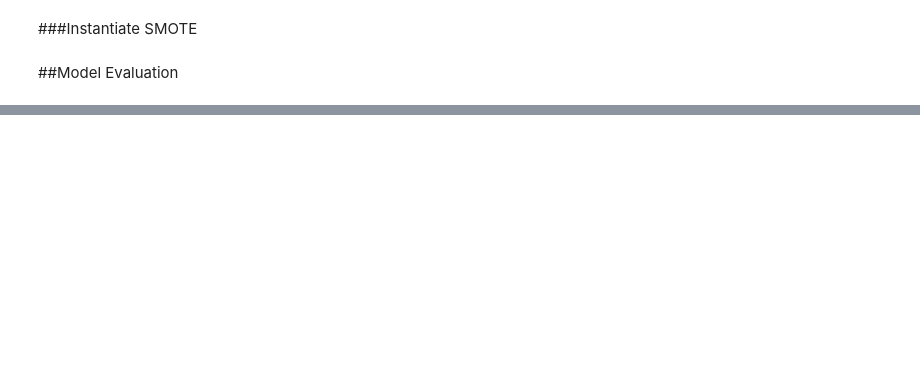
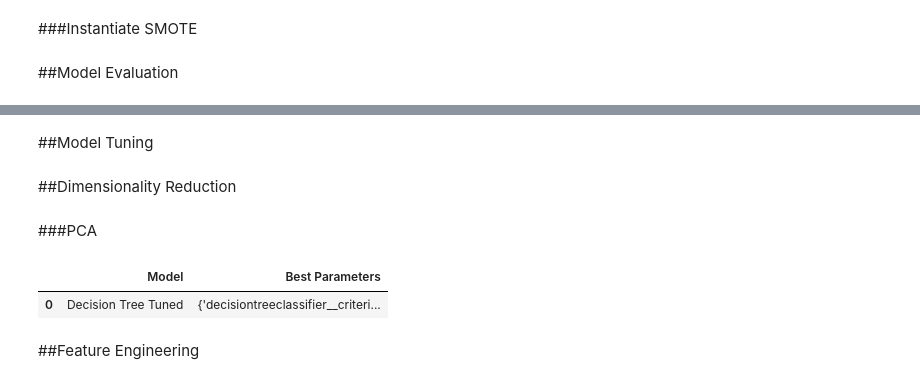
Before and after one commit to coding-dojo-data-science/Project-2-exemplar, a Jupyter notebook: Stroke_Prediction_Project.ipynb, the cells around one changed output, grey strips where cells are left out. Saved outputs shown, nothing was run; the diff lists cells and outputs as text; code cells hidden in the pictures; blank space fills up the shorter version.

```diff
--- a/Stroke_Prediction_Project.ipynb
+++ b/Stroke_Prediction_Project.ipynb
@@ -617,0 +621,54 @@ baseline_model_scores
+# %% [markdown]
+##Model Tuning
+# %%
+model_params = [['Decision Tree Tuned', DecisionTreeClassifier(), [{'decisiontreeclassifier__max_depth': list(range(1, 16, 2)), 'decisiontreeclassifier__random_state': [42],
+                                                                    'decisiontreeclassifier__criterion': ['gini', 'entropy']}]],
+                ['Random Forest Tuned', RandomForestClassifier(), [{'randomforestclassifier__max_depth': list(range(1, 16, 2)),
+                                                                    'randomforestclassifier__n_estimators': list(range(100, 201, 50)), 'randomforestclassifier__random_state': [42],
+                                                                    'randomforestclassifier__criterion': ['gini', 'entropy']}]],
+                ['Logistic Regression Tuned', LogisticRegression(), [{'logisticregression__C': [.01, .5, 1, 10, 100], 'logisticregression__penalty': ['l1', 'l2', 'none'],
+                                                                      'logisticregression__random_state': [42]}]],
+                ['KNeighbors Tuned', KNeighborsClassifier(),[{'kneighborsclassifier__n_neighbors': list(range(3, 9)),
+                                                              'kneighborsclassifier__metric': ['euclidean', 'manhattan', 'chebyshev', 'minkowski']}]],
+                ['ADA Boost Tuned', AdaBoostClassifier(), [{'adaboostclassifier__n_estimators': list(range(100, 201, 50)), 'adaboostclassifier__random_state': [42]}]],
+                ['Light GBM Tuned', LGBMClassifier(), [{'lgbmclassifier__max_depth': list(range(1, 16, 2)),'lgbmclassifier__random_state': [42]}]],
+                ['XGBoost Tuned', XGBClassifier(), [{'xgbclassifier__max_depth': list(range(1, 16, 2)), 'xgbclassifier__n_estimators': list(range(100, 201, 50)), 'xgbclassifier__random_state': [42]}]],
+                ['Gradient Boosting Tuned', GradientBoostingClassifier(), [{'gradientboostingclassifier__max_depth': list(range(1, 16, 2)),'random_state': [42],
+                                                                            'gradientboostingclassifier__n_estimators': list(range(100, 201, 50)), 'gradientboostingclassifier__random_state': [42]}]]]
+# %%
+tuned_model_scores = pd.DataFrame(columns = ['Model', 'Accuracy Score', 'Precision Score', 'Recall Score', 'F1 Score', 'ROC', 'Best Parameters', 'Execution Time'])
+
+for model_name, model, params in model_params:
+    stats = []
+    tic = time.time()
+    smote_model = smote_pipe(preprocessor, smote, model)
+    grid = GridSearchCV(estimator = smote_model, param_grid = params, scoring = 'recall', cv = 10)
+    grid.fit(X_train, y_train)
+    best_param = grid.best_params_
+    best_model = grid.best_estimator_
+    best_model.fit(X_train, y_train)
+    y_pred = best_model.predict(X_test)
+    #cm = ConfusionMatrixDisplay.from_predictions(y_test, y_pred)
+    accuracy = accuracy_score(y_test, y_pred)
+    precision = precision_score(y_test, y_pred)
+    recall = recall_score(y_test, y_pred)
+    f1 = f1_score(y_test, y_pred)
+    roc = roc_auc_score(y_test, y_pred)
+    toc = time.time()
+    time_taken = round(toc - tic, 2)
+    stats.extend([model_name, accuracy, precision, recall, f1, roc, best_param, time_taken])
+    tuned_model_scores.loc[len(tuned_model_scores.index)] = stats
+
+    print(model_name, ':\n')
+    print(classification_report(y_test, y_pred))
+    #print(cm)
+    print('---------------------------\n')
+# %% [markdown]
+##Dimensionality Reduction
+# %% [markdown]
+###PCA
+# %%
+tuned_model_scores[['Model', 'Best Parameters']]
+# %% [output]
+|  | Model | Best Parameters |
+| 0 | Decision Tree Tuned | {'decisiontreeclassifier__criteri... |
@@ -617,0 +715,2 @@ baseline_model_scores
+# %% [markdown]
+##Feature Engineering
```
Also changed, not shown: parts of 16 cells of this notebook.
